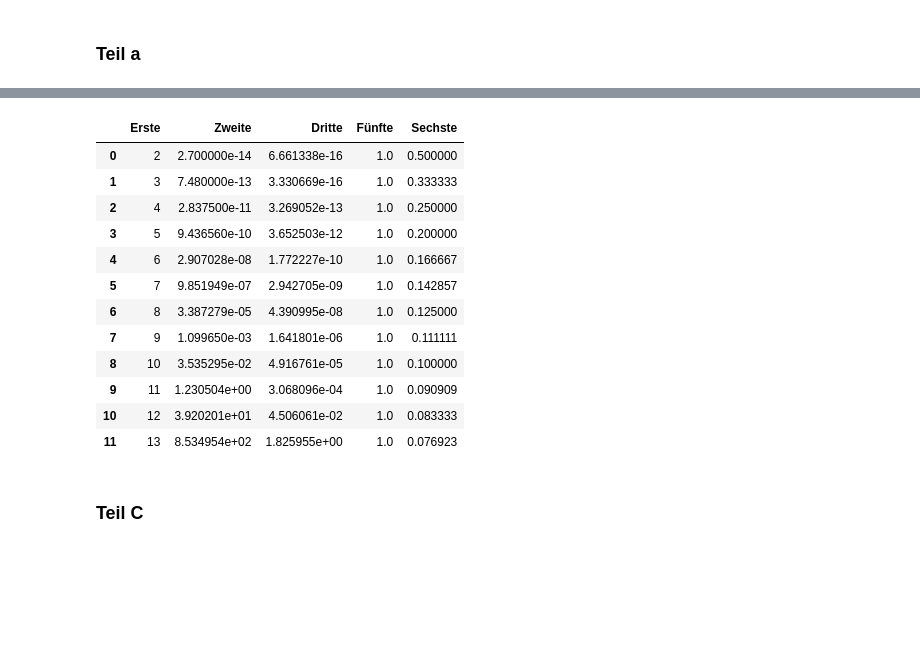
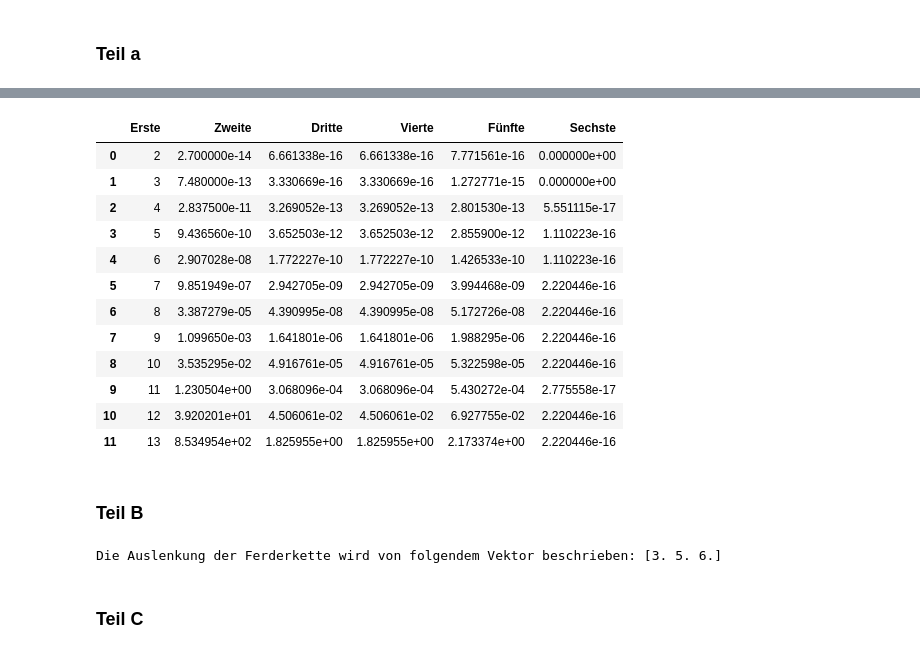
Before and after one commit to Javiermateor/Numerische-Mathematik-I-fuer-Ingenieure, a Jupyter notebook: HA2.ipynb, the cells around one changed output, grey strips where cells are left out. Saved outputs shown, nothing was run; the diff lists cells and outputs as text; code cells hidden in the pictures; blank space fills up the shorter version.

```diff
--- a/HA2.ipynb
+++ b/HA2.ipynb
@@ -82,27 +35,28 @@ for i in erste:
     b = A[:,0] + A[:,n-1]
 
     #2.Spalte: Inf-Norm
-    konditionszahl=LA.cond(A, np.inf)
+    konditionszahl=(LA.cond(A, np.inf))
     zweite.append(konditionszahl)
 
 
     #3. Spalte: Relative Fehler mit xbs=A\b
-
     xbs=np.asarray(LA.solve(A,b))
     dritte.append(LA.norm(x-xbs, np.inf)/LA.norm(x, np.inf))
 
     #4. Spalte: Relative Fehler (xlr) mit [L,R,P]=lu(A) - LR-Zerlegung mit Permutationsmatrix
-
-    # xlr = lu(A)
-    # vierte = np.append(vierte, LA.norm(x-xlr, np.inf)/LA.norm(x, np.inf))
+    P, L, U = lu(A) # u ist upper triangle, verwendung von scipy.linalg.lu
+    y = LA.solve(P,b)
+    z = LA.solve(L,y)
+    xlr = LA.solve(U,z)
+    vierte.append(LA.norm(x-xlr, np.inf)/LA.norm(x, np.inf))
 
     #5. Spalte: Relative Fehler (xchol) R=chol(A) mit Cholensky-Zerlegung
-
-    xchol = chol(A,b)
+    L = LA.cholesky(A)
+    y = LA.solve(L,b)
+    xchol = LA.solve(np.transpose(L),y)
     fuenfte.append(LA.norm(x-xchol, np.inf)/LA.norm(x, np.inf))
 
     #6. Spalte: ||Axchol-b||_inf
-
     X = np.matmul(A,xchol)
     sechste.append(LA.norm(X-b, np.inf))
 
@@ -111,13 +65,17 @@ zweite=np.asarray(np.round(zweite), dtype=np.float64)
 zweite=zweite*10e-16
 
 # print(f'Zweite Spalte: {zweite} \n') #### mit 10e-16 multiplizieren???? #####
+'''
+Kommentar Jojo: In der Sprechstunde fragte tatsächlich jemand, dass die Werte wegen der Multiplikation (*10^-16) häufig "0" ergeben.
+Tutor meinte, dass ist so gewollt
+'''
 # print(f'Dritte Spalte: {dritte} \n')
 # print(f'Vierte Spalte: {vierte} \n')
 # print(f'Fünfte Spalte: {fuenfte} \n')
 # print(f'Sechste Spalte: {sechste} \n')
 
 
-T=np.column_stack((erste,zweite,dritte,fuenfte,sechste))
+T=np.column_stack((erste,zweite,dritte,vierte,fuenfte,sechste))
 print(T)
 # %% [output]
 Erste Spalte: [ 2  3  4  5  6  7  8  9 10 11 12 13]
@@ -140,19 +98,19 @@ Erste Spalte: [ 2  3  4  5  6  7  8  9 10 11 12 13]
 # %%
-spalte=['Erste','Zweite','Dritte','Fünfte','Sechste']
-T1=pd.concat([pd.DataFrame(erste),pd.DataFrame(zweite),pd.DataFrame(dritte),pd.DataFrame(fuenfte),pd.DataFrame(sechste)], axis=1)
+spalte=['Erste','Zweite','Dritte','Vierte','Fünfte','Sechste']
+T1=pd.concat([pd.DataFrame(erste),pd.DataFrame(zweite),pd.DataFrame(dritte),pd.DataFrame(vierte),pd.DataFrame(fuenfte),pd.DataFrame(sechste)], axis=1)
 T1.columns = spalte
 T1
 # %% [output]
-|  | Erste | Zweite | Dritte | Fünfte | Sechste |
-| 0 | 2 | 2.700000e-14 | 6.661338e-16 | 1.0 | 0.500000 |
-| 1 | 3 | 7.480000e-13 | 3.330669e-16 | 1.0 | 0.333333 |
-| 2 | 4 | 2.837500e-11 | 3.269052e-13 | 1.0 | 0.250000 |
-| 3 | 5 | 9.436560e-10 | 3.652503e-12 | 1.0 | 0.200000 |
-| 4 | 6 | 2.907028e-08 | 1.772227e-10 | 1.0 | 0.166667 |
-| 5 | 7 | 9.851949e-07 | 2.942705e-09 | 1.0 | 0.142857 |
-| 6 | 8 | 3.387279e-05 | 4.390995e-08 | 1.0 | 0.125000 |
-| 7 | 9 | 1.099650e-03 | 1.641801e-06 | 1.0 | 0.111111 |
-| 8 | 10 | 3.535295e-02 | 4.916761e-05 | 1.0 | 0.100000 |
-| 9 | 11 | 1.230504e+00 | 3.068096e-04 | 1.0 | 0.090909 |
-| 10 | 12 | 3.920201e+01 | 4.506061e-02 | 1.0 | 0.083333 |
-| 11 | 13 | 8.534954e+02 | 1.825955e+00 | 1.0 | 0.076923 |
+|  | Erste | Zweite | Dritte | Vierte | Fünfte | Sechste |
+| 0 | 2 | 2.700000e-14 | 6.661338e-16 | 6.661338e-16 | 7.771561e-16 | 0.000000e+00 |
+| 1 | 3 | 7.480000e-13 | 3.330669e-16 | 3.330669e-16 | 1.272771e-15 | 0.000000e+00 |
+| 2 | 4 | 2.837500e-11 | 3.269052e-13 | 3.269052e-13 | 2.801530e-13 | 5.551115e-17 |
+| 3 | 5 | 9.436560e-10 | 3.652503e-12 | 3.652503e-12 | 2.855900e-12 | 1.110223e-16 |
+| 4 | 6 | 2.907028e-08 | 1.772227e-10 | 1.772227e-10 | 1.426533e-10 | 1.110223e-16 |
+| 5 | 7 | 9.851949e-07 | 2.942705e-09 | 2.942705e-09 | 3.994468e-09 | 2.220446e-16 |
+| 6 | 8 | 3.387279e-05 | 4.390995e-08 | 4.390995e-08 | 5.172726e-08 | 2.220446e-16 |
+| 7 | 9 | 1.099650e-03 | 1.641801e-06 | 1.641801e-06 | 1.988295e-06 | 2.220446e-16 |
+| 8 | 10 | 3.535295e-02 | 4.916761e-05 | 4.916761e-05 | 5.322598e-05 | 2.220446e-16 |
+| 9 | 11 | 1.230504e+00 | 3.068096e-04 | 3.068096e-04 | 5.430272e-04 | 2.775558e-17 |
+| 10 | 12 | 3.920201e+01 | 4.506061e-02 | 4.506061e-02 | 6.927755e-02 | 2.220446e-16 |
+| 11 | 13 | 8.534954e+02 | 1.825955e+00 | 1.825955e+00 | 2.173374e+00 | 2.220446e-16 |
@@ -222,0 +117,2 @@ def lu(A):
+# %% [markdown]
+### Teil B
@@ -223,3 +146,23 @@ def lu(A):
+# %%
+# Aufgabe 4 anwenden:
+n = 3
+f = np.ones(n, dtype=float)
+s = np.ones(n, dtype=float)
+
+a = np.zeros(n, dtype=float)
+b = np.zeros(n-1, dtype=float)
+
+for l in range(n-1):
+    a[l] = s[l] + s[l+1]
+a[n-1] = s[n-1]
+for m in range(n-1):
+    b[m] = s[m]*-1
+
+# Aufruf der Funktion:
+u = tridiagloes(a,b,f)
+print("Die Auslenkung der Ferderkette wird von folgendem Vektor beschrieben:",u)
+# %% [output]
+Die Auslenkung der Ferderkette wird von folgendem Vektor beschrieben: [3. 5. 6.]
 # %% [markdown]
 ### Teil C
 # %%
```
Also changed, not shown: parts of 6 cells of this notebook.
